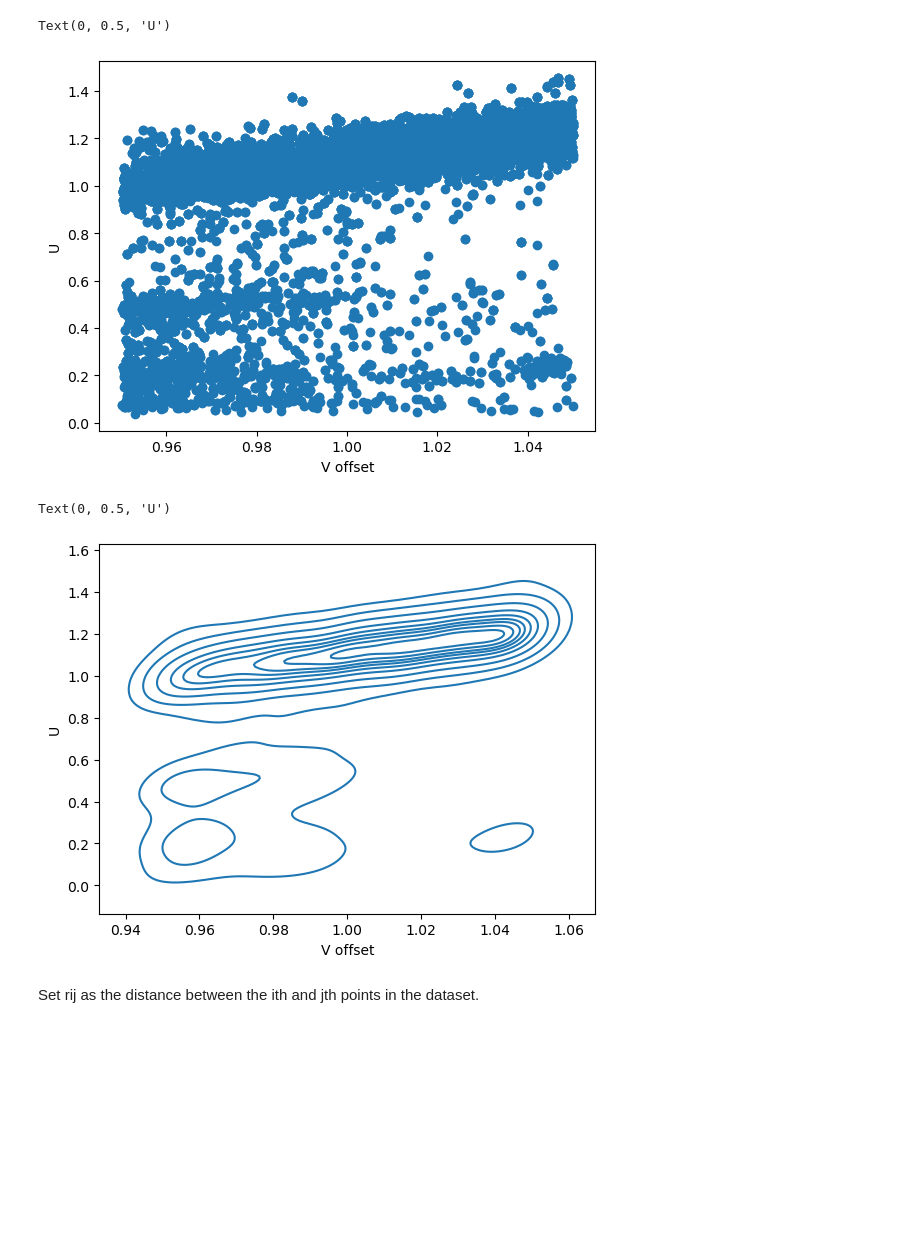
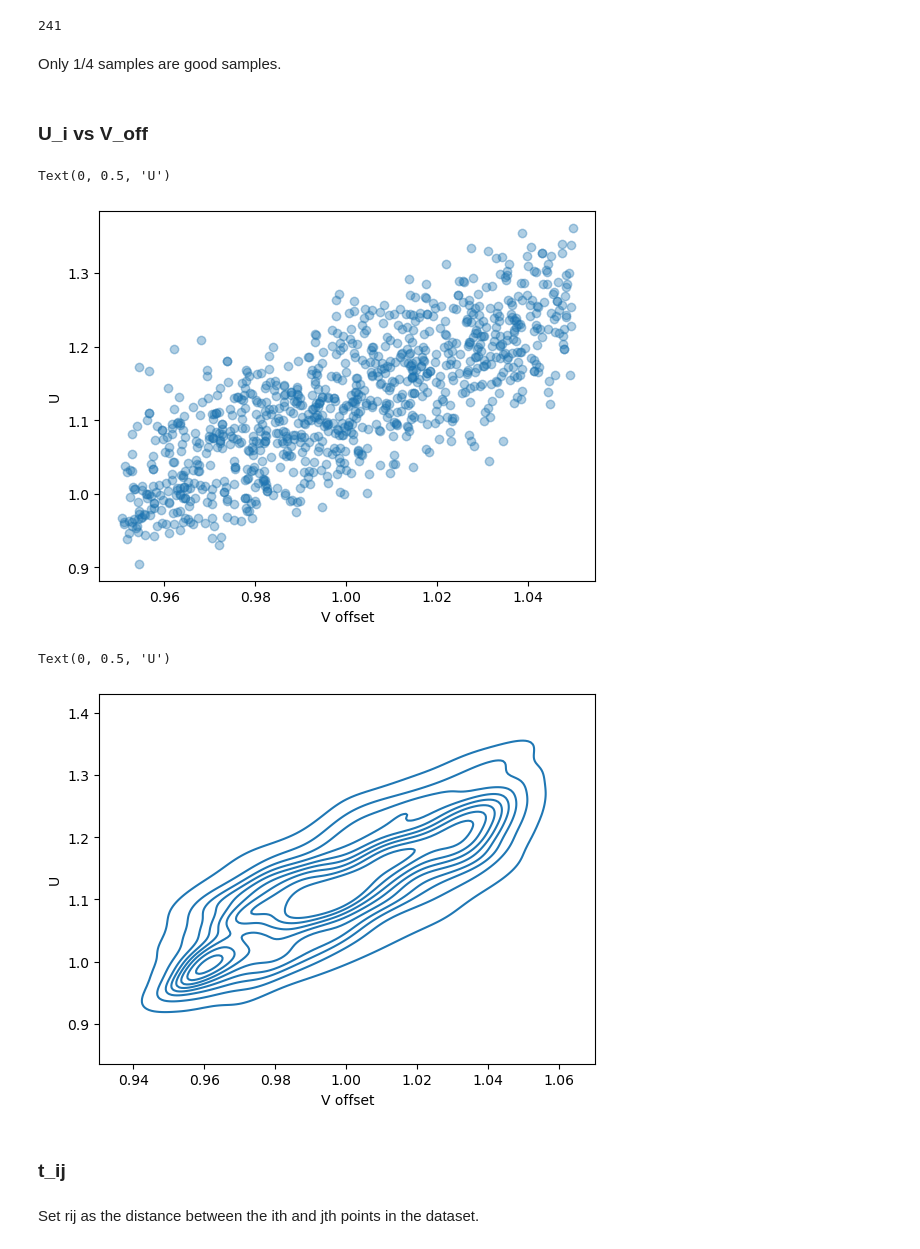
Before and after one commit to htwei17/HubbardTweezer, a Jupyter notebook: LinearRegression/Learning_TB_Haotian/explore_data.ipynb, the cells around one changed output. Cells and saved outputs as stored; diff of their text form; code cells hidden in the pictures; blank space fills up the shorter version.

```diff
--- a/LinearRegression/Learning_TB_Haotian/explore_data.ipynb
+++ b/LinearRegression/Learning_TB_Haotian/explore_data.ipynb
@@ -6,17 +6,55 @@ import numpy as np
 
 with h5py.File("alldata.hdf5", "r") as f:
     dat = {k: f[k][:] for k in f.keys()}
+
+import scipy.spatial
+
+nsamples = dat["trap_centers"].shape[0]
+dat["rij"] = np.zeros(
+    (
+        dat["trap_centers"].shape[0],
+        dat["trap_centers"].shape[1],
+        dat["trap_centers"].shape[1],
+    )
+)
+# dat["rx_ij"] = np.zeros(
+#     (
+#         dat["trap_centers"].shape[0],
+#         dat["trap_centers"].shape[1],
+#         dat["trap_centers"].shape[1],
+#     )
+# )
+# dat["ry_ij"] = np.zeros(
+#     (
+#         dat["trap_centers"].shape[0],
+#         dat["trap_centers"].shape[1],
+#         dat["trap_centers"].shape[1],
+#     )
+# )
+
+for i, r in enumerate(dat["trap_centers"]):
+    dat["rij"][i, :, :] = scipy.spatial.distance_matrix(r, r)
+
+mask = dat["total_cost_func"] < 10  # Filter bad samples
+# %%
+np.sum(mask)
+# %% [output]
+241
+# %% [markdown]
+Only 1/4 samples are good samples.
+# %% [markdown]
+### U_i vs V_off
 # %%
-plt.scatter(dat["V_offset"].flatten(), dat["U_i"].flatten())
+plt.scatter(dat["V_offset"][mask].flatten(), dat["U_i"][mask].flatten(), alpha=0.1)
 plt.xlabel("V offset")
 plt.ylabel("U")
 # %% [output]
 Text(0, 0.5, 'U')
-[figure, old version]
+[figure, new version]
 # %%
-sns.kdeplot(x=dat["V_offset"].flatten(), y=dat["U_i"].flatten())
+sns.kdeplot(x=dat["V_offset"][mask].flatten(), y=dat["U_i"][mask].flatten())
 plt.xlabel("V offset")
 plt.ylabel("U")
 # %% [output]
 Text(0, 0.5, 'U')
-[figure, old version]
+[figure, new version]
@@ -51,3 +61,5 @@ for i, r in enumerate(dat["trap_centers"]):
+# %% [markdown]
+### t_ij
 # %% [markdown]
 Set rij as the distance between the ith and jth points in the dataset.
 # %%
```
Also changed, not shown: parts of 25 cells of this notebook, 3 other files.
